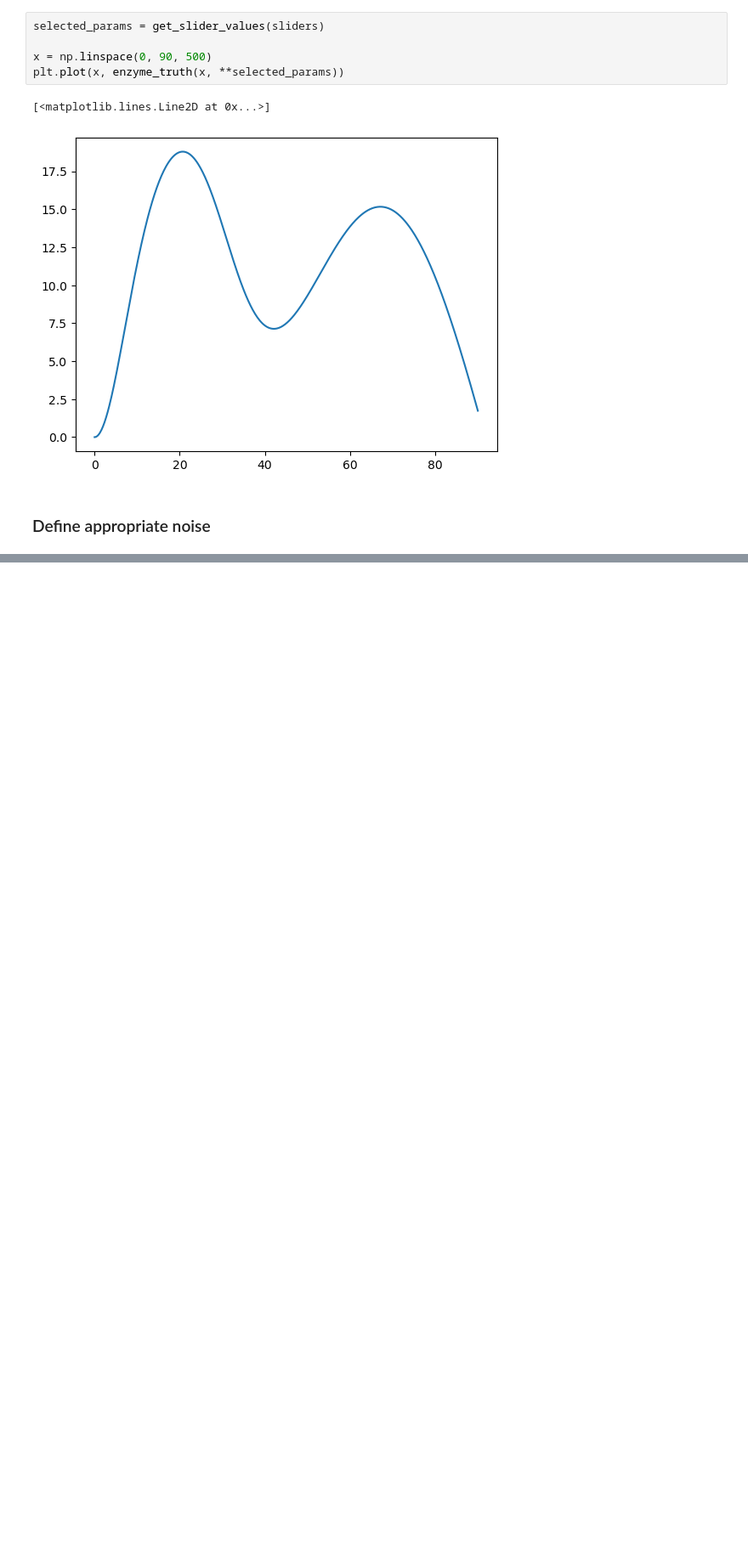
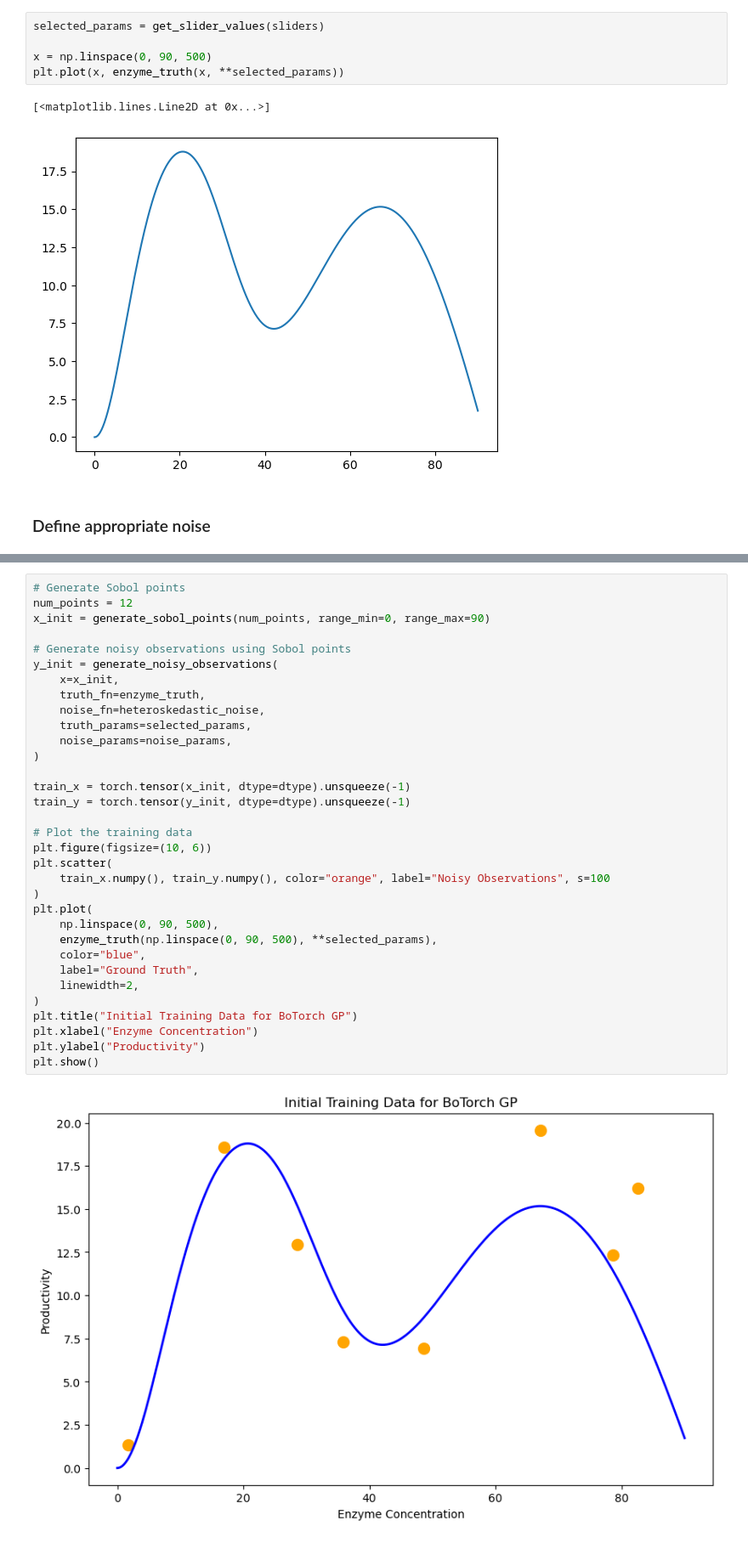
Before and after one commit to lhelleckes/BO_Empirical_Examples, a Jupyter notebook: cascade_example.ipynb, the cells around one changed output, grey strips where cells are left out. Shown at 85% size. Cells and saved outputs as stored; diff of their text form; blank space fills up the shorter version.

```diff
--- a/cascade_example.ipynb
+++ b/cascade_example.ipynb
@@ -235,0 +237,35 @@ VBox(children=(VBox(children=(FloatSlider(value=1.0, description='Sigma_0', max=
+# %%
+# Generate Sobol points
+num_points = 12
+x_init = generate_sobol_points(num_points, range_min=0, range_max=90)
+
+# Generate noisy observations using Sobol points
+y_init = generate_noisy_observations(
+    x=x_init,
+    truth_fn=enzyme_truth,
+    noise_fn=heteroskedastic_noise,
+    truth_params=selected_params,
+    noise_params=noise_params,
+)
+
+train_x = torch.tensor(x_init, dtype=dtype).unsqueeze(-1)
+train_y = torch.tensor(y_init, dtype=dtype).unsqueeze(-1)
+
+# Plot the training data
+plt.figure(figsize=(10, 6))
+plt.scatter(
+    train_x.numpy(), train_y.numpy(), color="orange", label="Noisy Observations", s=100
+)
+plt.plot(
+    np.linspace(0, 90, 500),
+    enzyme_truth(np.linspace(0, 90, 500), **selected_params),
+    color="blue",
+    label="Ground Truth",
+    linewidth=2,
+)
+plt.title("Initial Training Data for BoTorch GP")
+plt.xlabel("Enzyme Concentration")
+plt.ylabel("Productivity")
+plt.show()
+# %% [output]
+[figure, added]
```
Also changed, not shown: parts of 7 cells of this notebook, 1 other file.
